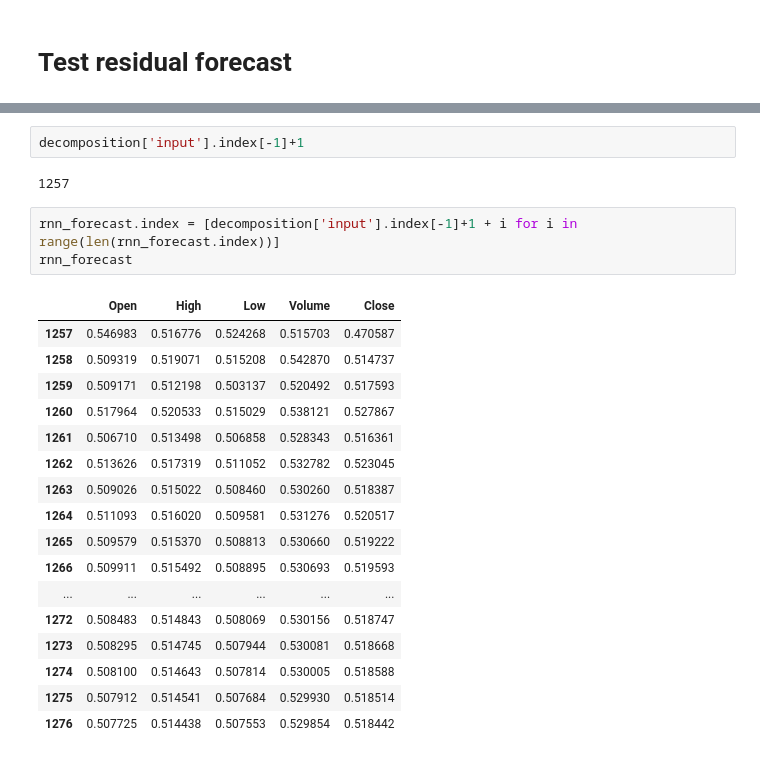
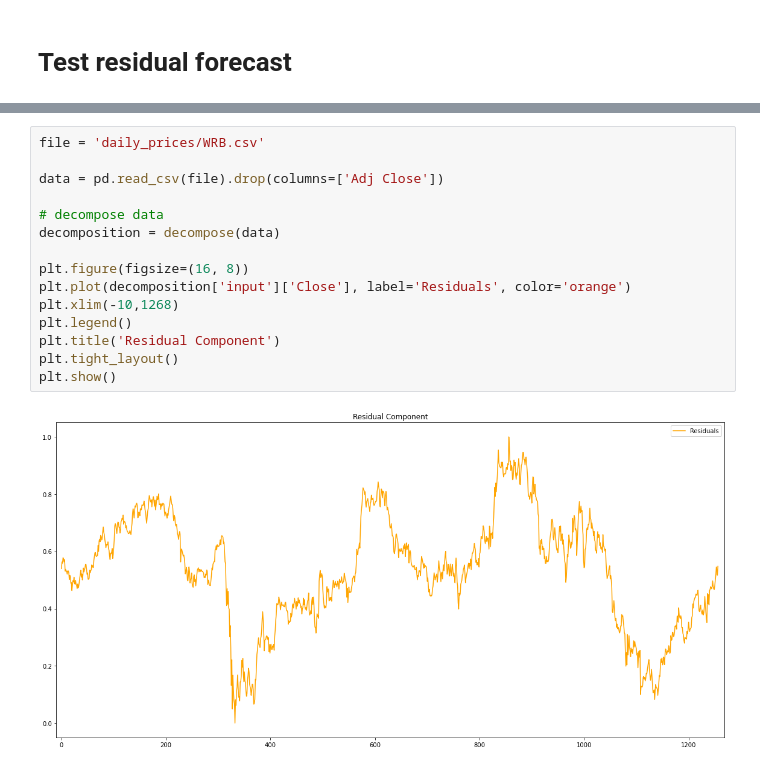
Before and after one commit to zapulam/StockPredictor2.0, a Jupyter notebook: dev.ipynb, the cells around one changed output, grey strips where cells are left out. Drawn from its saved outputs; the diff is of its cells as text.

```diff
--- a/dev.ipynb
+++ b/dev.ipynb
@@ -122,25 +165,17 @@ plt.show()
-# %%
-decomposition['input'].index[-1]+1
-# %% [output]
-1257
-# %%
-rnn_forecast.index = [decomposition['input'].index[-1]+1 + i for i in range(len(rnn_forecast.index))]
-rnn_forecast
-# %% [output]
-|  | Open | High | Low | Volume | Close |
-| 1257 | 0.546983 | 0.516776 | 0.524268 | 0.515703 | 0.470587 |
-| 1258 | 0.509319 | 0.519071 | 0.515208 | 0.542870 | 0.514737 |
-| 1259 | 0.509171 | 0.512198 | 0.503137 | 0.520492 | 0.517593 |
-| 1260 | 0.517964 | 0.520533 | 0.515029 | 0.538121 | 0.527867 |
-| 1261 | 0.506710 | 0.513498 | 0.506858 | 0.528343 | 0.516361 |
-| 1262 | 0.513626 | 0.517319 | 0.511052 | 0.532782 | 0.523045 |
-| 1263 | 0.509026 | 0.515022 | 0.508460 | 0.530260 | 0.518387 |
-| 1264 | 0.511093 | 0.516020 | 0.509581 | 0.531276 | 0.520517 |
-| 1265 | 0.509579 | 0.515370 | 0.508813 | 0.530660 | 0.519222 |
-| 1266 | 0.509911 | 0.515492 | 0.508895 | 0.530693 | 0.519593 |
-| ... | ... | ... | ... | ... | ... |
-| 1272 | 0.508483 | 0.514843 | 0.508069 | 0.530156 | 0.518747 |
-| 1273 | 0.508295 | 0.514745 | 0.507944 | 0.530081 | 0.518668 |
-| 1274 | 0.508100 | 0.514643 | 0.507814 | 0.530005 | 0.518588 |
-| 1275 | 0.507912 | 0.514541 | 0.507684 | 0.529930 | 0.518514 |
-| 1276 | 0.507725 | 0.514438 | 0.507553 | 0.529854 | 0.518442 |
+# %%
+file = 'daily_prices/WRB.csv'
+
+data = pd.read_csv(file).drop(columns=['Adj Close'])
+
+# decompose data
+decomposition = decompose(data)
+
+plt.figure(figsize=(16, 8))
+plt.plot(decomposition['input']['Close'], label='Residuals', color='orange')
+plt.xlim(-10,1268)
+plt.legend()
+plt.title('Residual Component')
+plt.tight_layout()
+plt.show()
+# %% [output]
+[figure, added]
```
Also changed, not shown: parts of 11 cells of this notebook, 26 other files.
